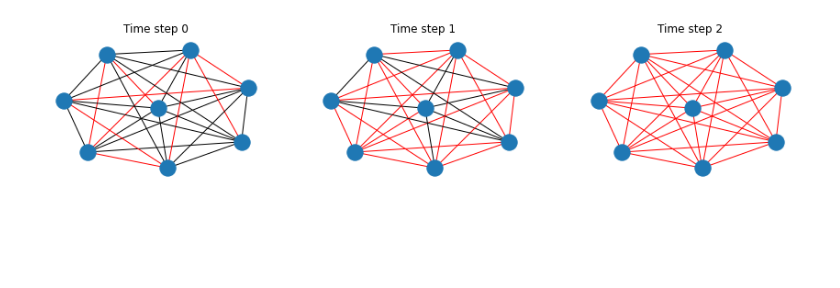
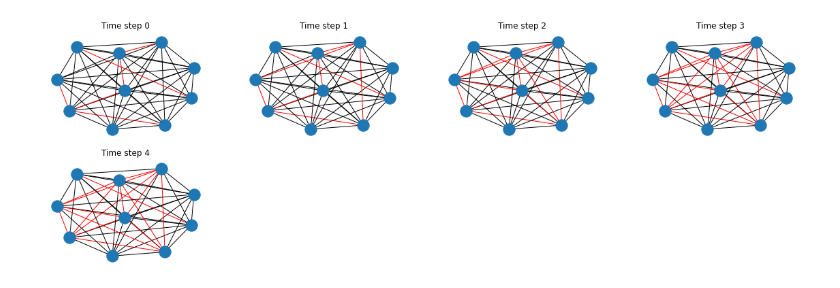
Before and after one commit to BolongZh/caPercolation, a Jupyter notebook: sim_general_H.ipynb, the cells around one changed output. Saved outputs shown, nothing was run; the diff lists cells and outputs as text; code cells hidden in the pictures; blank space fills up the shorter version.

Commit message:
generalized version: omega(num_edges_G c num_edges_H)

```diff
--- a/sim_general_H.ipynb
+++ b/sim_general_H.ipynb
@@ -5,7 +5,7 @@ import itertools
 import math
 import matplotlib.pyplot as plt
 # %%
-k_n = nx.complete_graph(9)
+k_n = nx.complete_graph(7)
 layout = nx.spring_layout(k_n)
 nx.draw(k_n, pos=layout)
 # %% [output]
@@ -60,0 +58,4 @@ subgraph = nx.complete_graph(3)
+# %%
+# define H, the subgraph.
+subgraph = nx.balanced_tree(r=2, h=2)
+nx.draw(subgraph)
@@ -77,0 +67,21 @@ all_connected_subgraphs = produce_all_connected_subgraphs(G,subgraph)
+# %%
+def produce_all_connected_subgraphs(G, subgraph):
+    # algorithm 1: find combinations of nodes that match the order of the subgraph.
+    # Then for each combination of node, output edges in the complete graph formed by them into a list
+    # select all combinations of the same size with the number of edges in the subgraph
+    # form the induced subgraph with these edges and then check if the induced subgraph is isomorphic to H
+    # if so, store the subgraph for later use
+
+    # algorithm 2: find combinations of edges in the original graph that match the number of edges in the subgraph
+    # Then for each combination of edges, produce the induced subgraph on these edges
+    # check if the induced subgraph is isomorphic to H
+    # if so, store the subgraph for later use
+    size = len(subgraph.edges)
+    all_connected_subgraphs = []
+    # combinations of nodes matching the order of the subgraph
+    for SG in (G.edge_subgraph(selected_edges) for selected_edges in itertools.combinations(G.edges, size)):
+        if nx.is_isomorphic(SG, subgraph):
+            all_connected_subgraphs.append(SG)
+
+    return all_connected_subgraphs
+all_connected_subgraphs = produce_all_connected_subgraphs(G,subgraph)
@@ -87,7 +119,7 @@ def plot_next_complete(G,subgraph,all_connected_subgraphs,layout,time_step):
             black_edge = 0
             red_edge = 0
             target_edge = None
-            for e in itertools.combinations(i, 2):
+            for e in i.edges(data=True):
                 if G[e[0]][e[1]]["color"] == "black":
                     black_edge+=1
                     target_edge = e
@@ -138,14 +170,16 @@ Process converged at time step 3
 # %%
+%%time
+
 # usage
 
 # 1. G must be a complete graph, K_n
-G = nx.complete_graph(8)
+G = nx.complete_graph(10)
 
 # 2: Define the initial state. num is the number of initially infected edge G starts with
-random_infection(G, num=9)
+random_infection(G, num=6)
 
-# 3: Define H. H must be a complete graph in this simulation
-H = nx.complete_graph(3)
+# 3: Define H. H can be any graph.
+H = nx.random_regular_graph(2,5,seed=2)
 
 # 3: Find all combinations of nodes where a complete subgraph can be induced. Note that this part has very bad scalability
 all_connected_subgraphs = produce_all_connected_subgraphs(G, H)
@@ -159 +194 @@ Fully infected at time step 2
-[figure, old version]
+[figure, new version]
```
Also changed, not shown: parts of 11 cells of this notebook.
